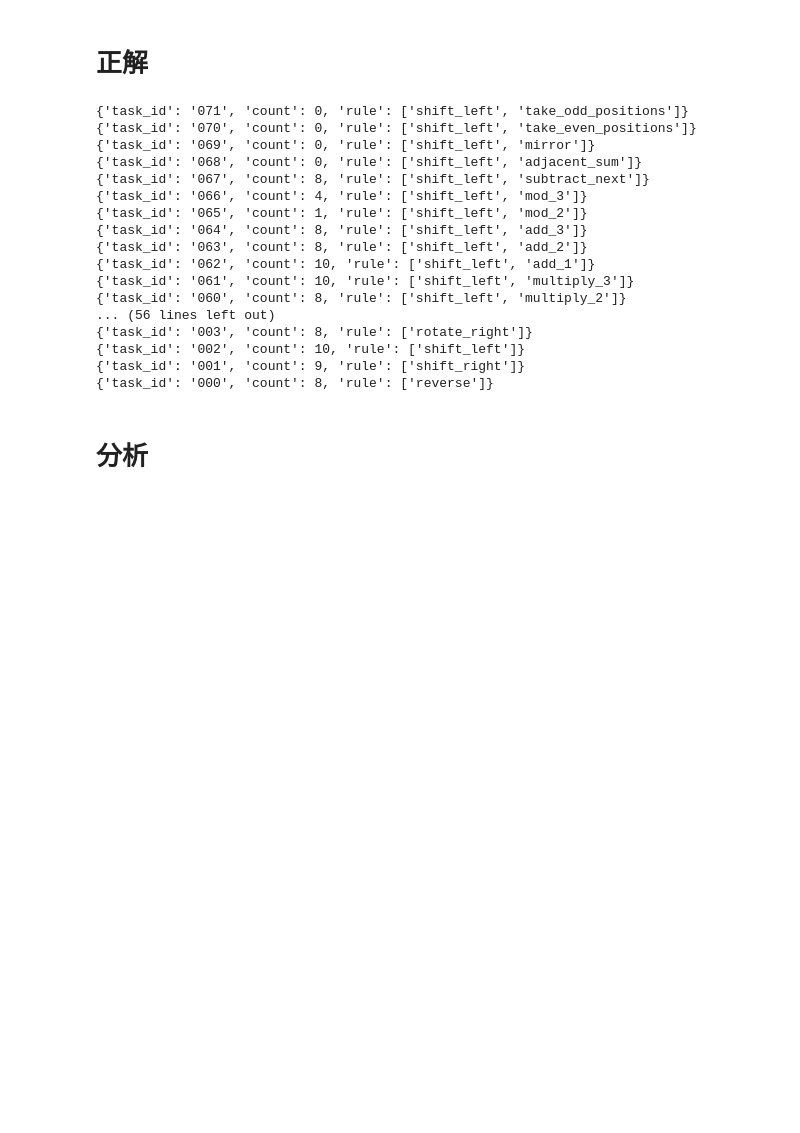
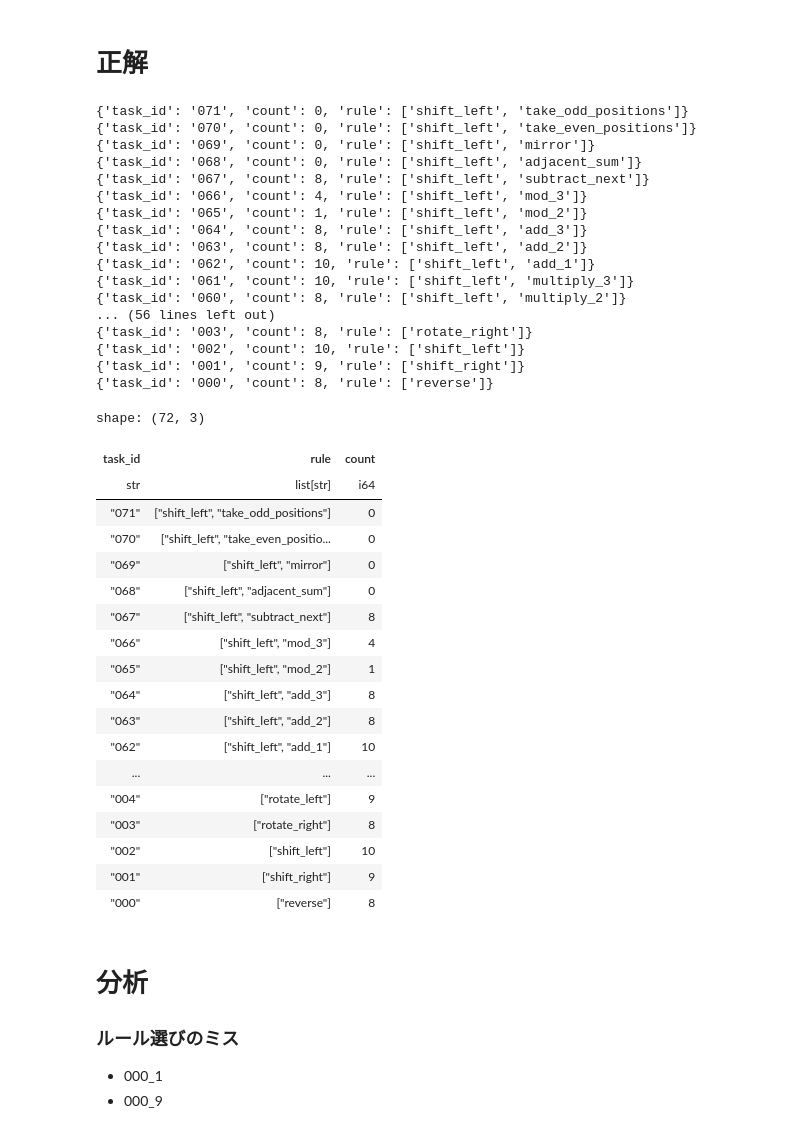
Before and after one commit to rollotea/array-task, a Jupyter notebook: experiments/v48/memo.ipynb, the cells around one changed output. Drawn from its saved outputs; the diff is of its cells as text; code cells hidden in the pictures; blank space fills up the shorter version.

```diff
--- a/experiments/v48/memo.ipynb
+++ b/experiments/v48/memo.ipynb
@@ -127,32 +129,62 @@ match_results = []
 for rule in RULES:
     if rule["id"] in [i for i, j in match_counts.items()]:
         for i, j in match_counts.items():
             if rule["id"] == i:
                 match_results.append({"task_id": i, "count": j, "rule": rule["primitives"]})
     else:
         match_results.append({"task_id": rule["id"], "count": 0, "rule": rule["primitives"]})
 
 match_results = sorted(match_results, key=lambda x: x["task_id"], reverse=True)
 
+records = []
 for x in match_results:
+    records.append({"task_id": x["task_id"], "rule": x["rule"], "count": x["count"]})
     print(x)
+
+heatmap_df = pl.DataFrame(records)
+pl.Config.set_tbl_rows(-1)
+
+heatmap_df
 # %% [output]
 {'task_id': '071', 'count': 0, 'rule': ['shift_left', 'take_odd_positions']}
 {'task_id': '070', 'count': 0, 'rule': ['shift_left', 'take_even_positions']}
 {'task_id': '069', 'count': 0, 'rule': ['shift_left', 'mirror']}
 {'task_id': '068', 'count': 0, 'rule': ['shift_left', 'adjacent_sum']}
 {'task_id': '067', 'count': 8, 'rule': ['shift_left', 'subtract_next']}
 {'task_id': '066', 'count': 4, 'rule': ['shift_left', 'mod_3']}
 {'task_id': '065', 'count': 1, 'rule': ['shift_left', 'mod_2']}
 {'task_id': '064', 'count': 8, 'rule': ['shift_left', 'add_3']}
 {'task_id': '063', 'count': 8, 'rule': ['shift_left', 'add_2']}
 {'task_id': '062', 'count': 10, 'rule': ['shift_left', 'add_1']}
 {'task_id': '061', 'count': 10, 'rule': ['shift_left', 'multiply_3']}
 {'task_id': '060', 'count': 8, 'rule': ['shift_left', 'multiply_2']}
 ... (56 lines left out)
 {'task_id': '003', 'count': 8, 'rule': ['rotate_right']}
 {'task_id': '002', 'count': 10, 'rule': ['shift_left']}
 {'task_id': '001', 'count': 9, 'rule': ['shift_right']}
 {'task_id': '000', 'count': 8, 'rule': ['reverse']}
+shape: (72, 3)
+| task_id | rule | count |
+| str | list[str] | i64 |
+| "071" | ["shift_left", "take_odd_positions"] | 0 |
+| "070" | ["shift_left", "take_even_positio... | 0 |
+| "069" | ["shift_left", "mirror"] | 0 |
+| "068" | ["shift_left", "adjacent_sum"] | 0 |
+| "067" | ["shift_left", "subtract_next"] | 8 |
+| "066" | ["shift_left", "mod_3"] | 4 |
+| "065" | ["shift_left", "mod_2"] | 1 |
+| "064" | ["shift_left", "add_3"] | 8 |
+| "063" | ["shift_left", "add_2"] | 8 |
+| "062" | ["shift_left", "add_1"] | 10 |
+| ... | ... | ... |
+| "004" | ["rotate_left"] | 9 |
+| "003" | ["rotate_right"] | 8 |
+| "002" | ["shift_left"] | 10 |
+| "001" | ["shift_right"] | 9 |
+| "000" | ["reverse"] | 8 |
 # %% [markdown]
 # 分析
+
+### ルール選びのミス
+- 000_1
+- 000_9
```
Also changed, not shown: parts of 1 cell of this notebook, 1 other file.
